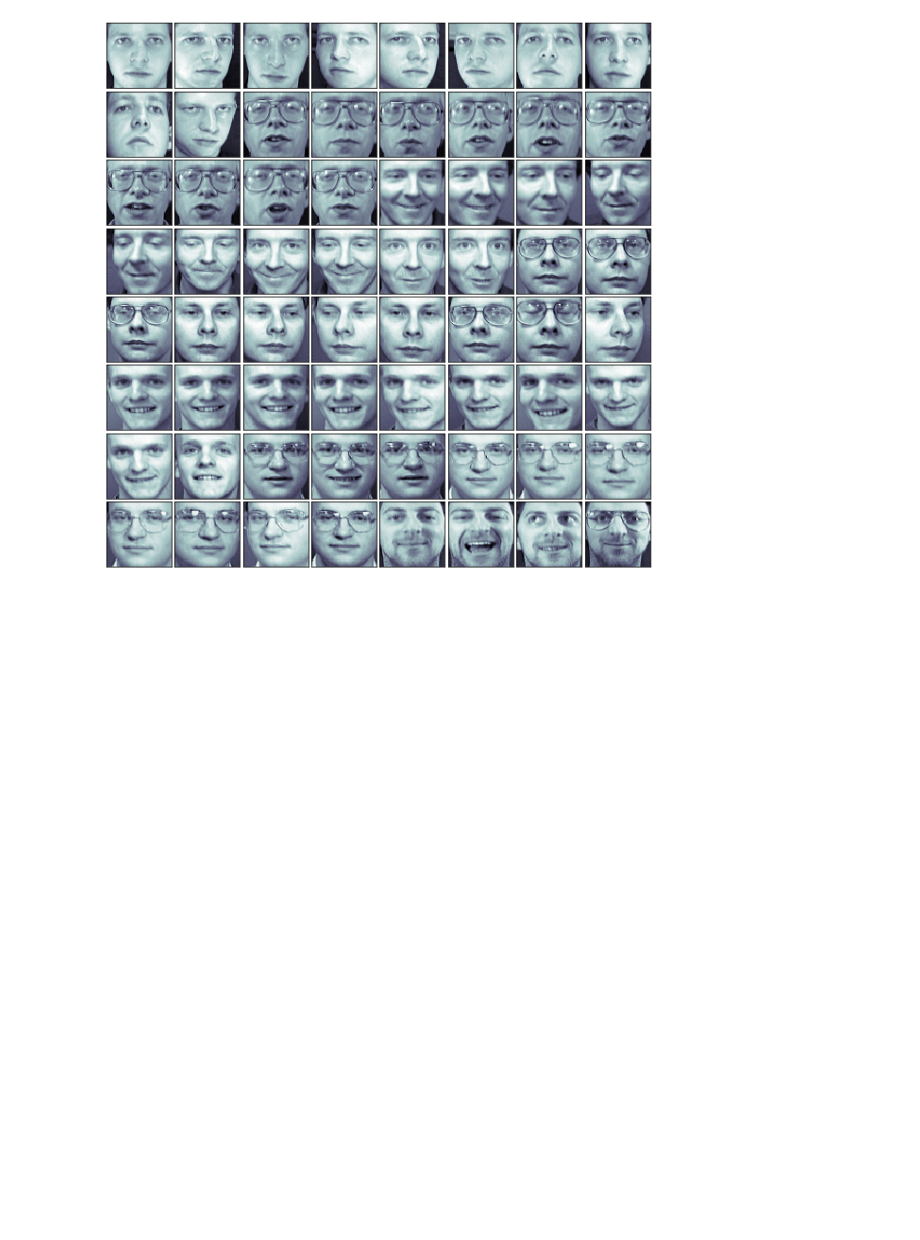
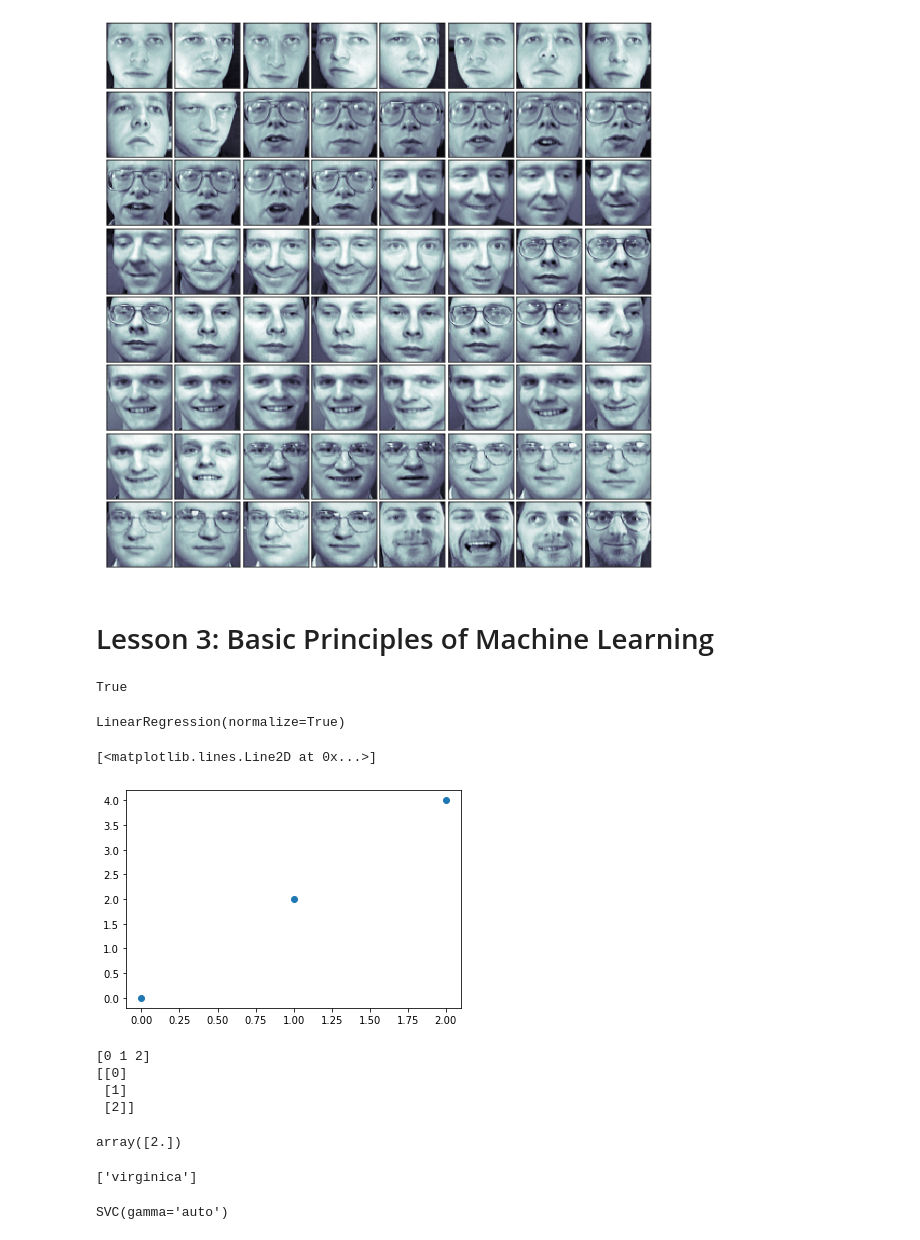
Before and after one commit to joshfuchs/DataScience_projects, a Jupyter notebook: SciKitLearn intro.ipynb, the cells around one changed output. Saved outputs shown, nothing was run; the diff lists cells and outputs as text; code cells hidden in the pictures; blank space fills up the shorter version.

Commit message:
regression, reduction, clustering

```diff
--- a/SciKitLearn intro.ipynb
+++ b/SciKitLearn intro.ipynb
@@ -191,3 +191,5 @@ for i in range(64):
     ax.imshow(faces.images[i], cmap=plt.cm.bone, interpolation='nearest')
 # %% [output]
 [figure]
+# %% [markdown]
+# Lesson 3: Basic Principles of Machine Learning
@@ -193,0 +198,43 @@ for i in range(64):
+# %%
+model = LinearRegression(normalize=True)
+print(model.normalize)
+# %% [output]
+True
+# %%
+print(model)
+# %% [output]
+LinearRegression(normalize=True)
+# %%
+x = np.array([0,1,2])
+y = np.array([0,2,4])
+# %%
+plt.plot(x,y,'o')
+# %% [output]
+[<matplotlib.lines.Line2D at 0x...>]
+[figure, added]
+# %%
+X = x[:, np.newaxis] #the input data for sklearn is 2D: (samples == 3 x features == 1)
+print(x)
+print(X)
+# %% [output]
+[0 1 2]
+[[0]
+ [1]
+ [2]]
+# %%
+model.fit(X,y)
+model.coef_
+# %% [output]
+array([2.])
+# %%
+# Classification testing
+from sklearn import neighbors, datasets
+iris = datasets.load_iris()
+X, y = iris.data, iris.target
+knn = neighbors.KNeighborsClassifier(n_neighbors=1)
+knn.fit(X,y)
+
+#What kind of iris has 3cm x 5 cm sepal and 4cm x 2 cm petal?
+print(iris.target_names[knn.predict([[3,5,4,2]])])
+# %% [output]
+['virginica']
@@ -193,0 +245,5 @@ for i in range(64):
+# %%
+svc = SVC(gamma='auto')
+svc.fit(X,y)
+# %% [output]
+SVC(gamma='auto')
```
Also changed, not shown: parts of 20 cells of this notebook.
